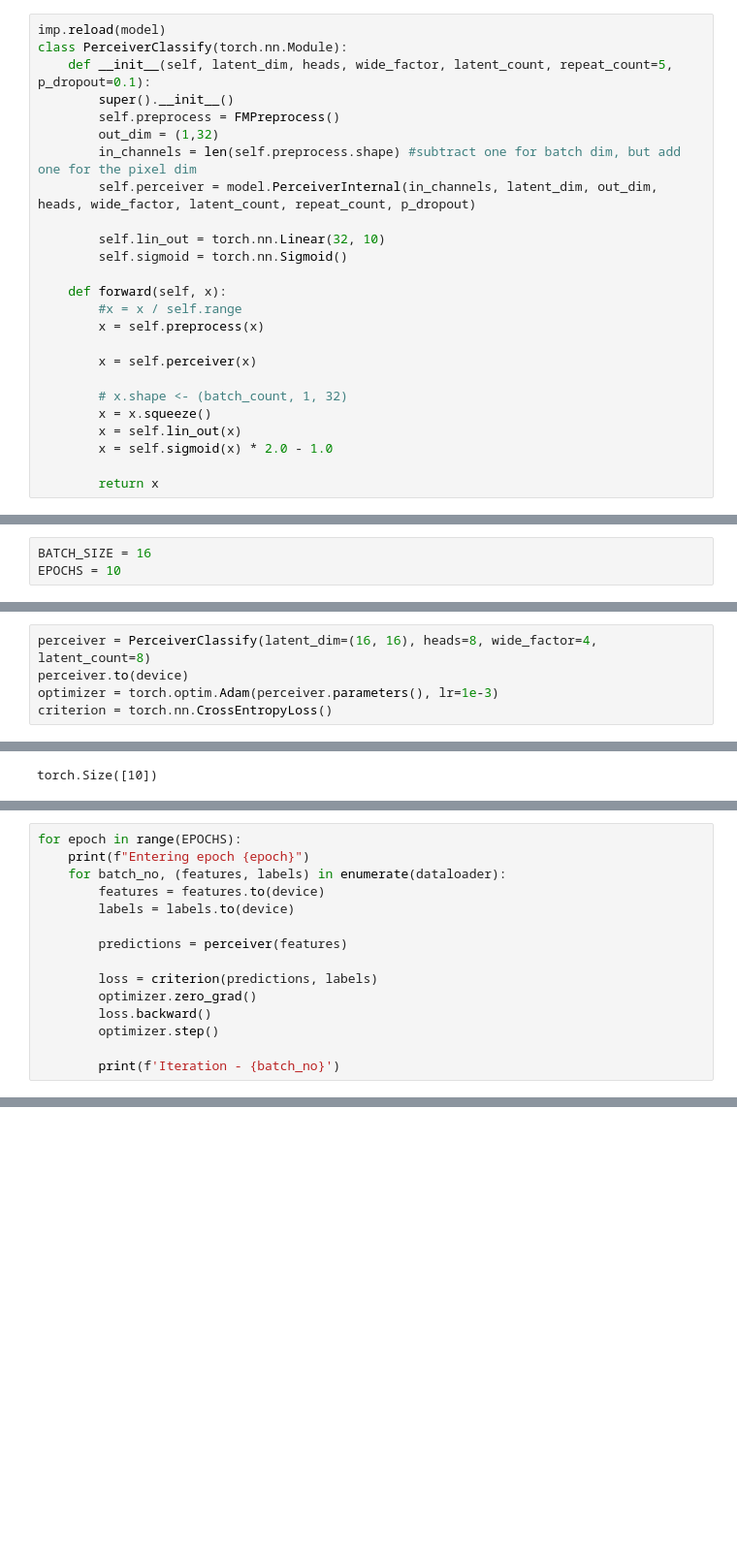
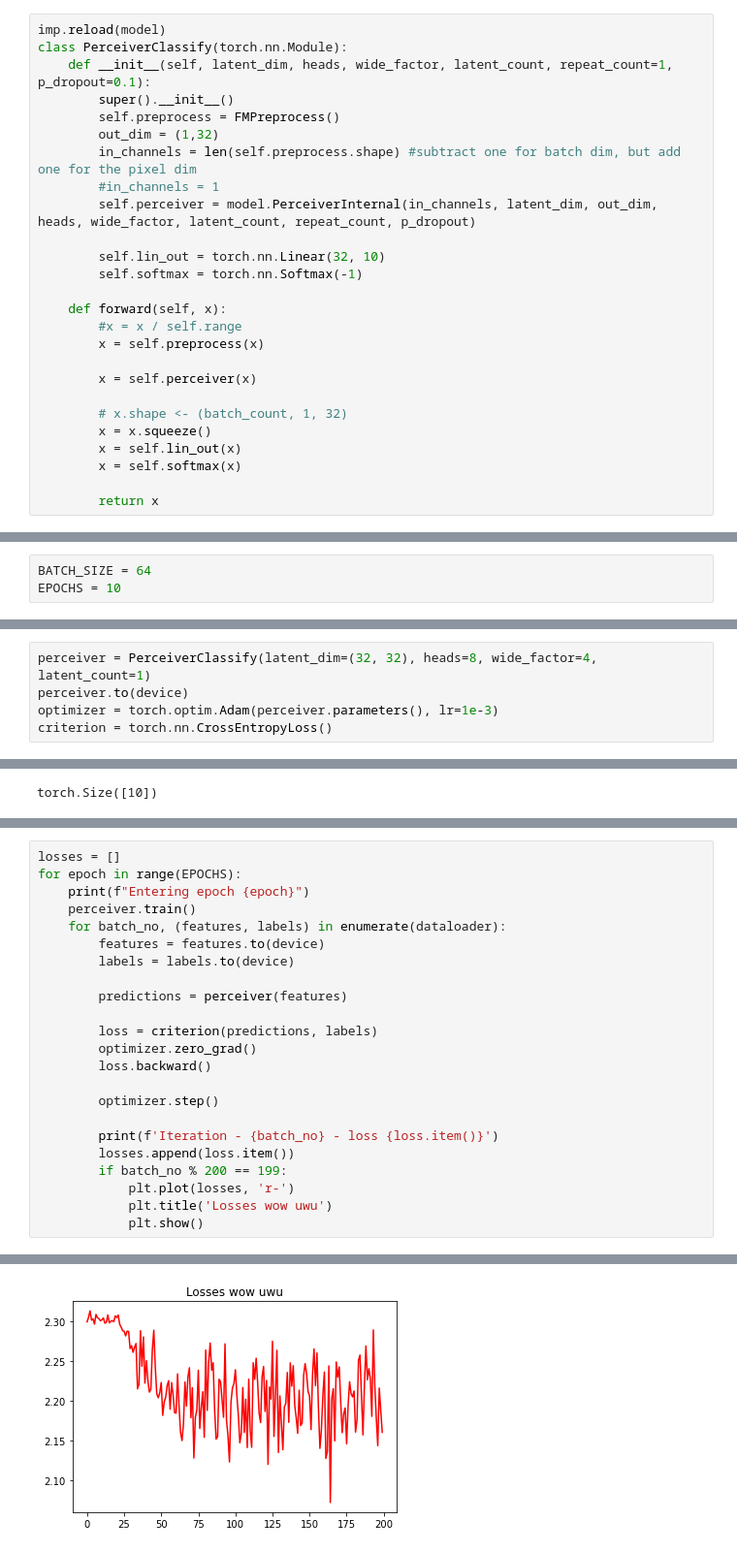
Before and after one commit to pmistry9597/Climate-Hack-2022, a Jupyter notebook: perceiver_classify.ipynb, the cells around one changed output, grey strips where cells are left out. Shown: that part at 97% size. Saved outputs shown, nothing was run; the diff lists cells and outputs as text; blank space fills up the shorter version.

```diff
--- a/perceiver_classify.ipynb
+++ b/perceiver_classify.ipynb
@@ -50,15 +51,16 @@ torch.Size([5, 784, 3])
 # %%
 imp.reload(model)
 class PerceiverClassify(torch.nn.Module):
-    def __init__(self, latent_dim, heads, wide_factor, latent_count, repeat_count=5, p_dropout=0.1):
+    def __init__(self, latent_dim, heads, wide_factor, latent_count, repeat_count=1, p_dropout=0.1):
         super().__init__()
         self.preprocess = FMPreprocess()
         out_dim = (1,32)
         in_channels = len(self.preprocess.shape) #subtract one for batch dim, but add one for the pixel dim
+        #in_channels = 1
         self.perceiver = model.PerceiverInternal(in_channels, latent_dim, out_dim, heads, wide_factor, latent_count, repeat_count, p_dropout)
 
         self.lin_out = torch.nn.Linear(32, 10)
-        self.sigmoid = torch.nn.Sigmoid()
+        self.softmax = torch.nn.Softmax(-1)
 
     def forward(self, x):
         #x = x / self.range
@@ -69,6 +71,6 @@ class PerceiverClassify(torch.nn.Module):
         # x.shape <- (batch_count, 1, 32)
         x = x.squeeze()
         x = self.lin_out(x)
-        x = self.sigmoid(x) * 2.0 - 1.0
+        x = self.softmax(x)
 
         return x
@@ -81,5 +99,5 @@ torch.Size([58, 10])
 # %%
-BATCH_SIZE = 16
+BATCH_SIZE = 64
 EPOCHS = 10
 # %%
 transforms = torchvision.transforms.Compose([torchvision.transforms.ToTensor()])
@@ -92,7 +110,7 @@ tensor(0.)
 # %%
 dataloader = DataLoader(dataset, num_workers=2, batch_size=BATCH_SIZE)
 # %%
-perceiver = PerceiverClassify(latent_dim=(16, 16), heads=8, wide_factor=4, latent_count=8)
+perceiver = PerceiverClassify(latent_dim=(32, 32), heads=8, wide_factor=4, latent_count=1)
 perceiver.to(device)
 optimizer = torch.optim.Adam(perceiver.parameters(), lr=1e-3)
 criterion = torch.nn.CrossEntropyLoss()
@@ -105,6 +142,8 @@ torch.Size([10])
 # %%
+losses = []
 for epoch in range(EPOCHS):
     print(f"Entering epoch {epoch}")
+    perceiver.train()
     for batch_no, (features, labels) in enumerate(dataloader):
         features = features.to(device)
         labels = labels.to(device)
@@ -114,8 +153,14 @@ for epoch in range(EPOCHS):
         loss = criterion(predictions, labels)
         optimizer.zero_grad()
         loss.backward()
+
         optimizer.step()
 
-        print(f'Iteration - {batch_no}')
+        print(f'Iteration - {batch_no} - loss {loss.item()}')
+        losses.append(loss.item())
+        if batch_no % 200 == 199:
+            plt.plot(losses, 'r-')
+            plt.title('Losses wow uwu')
+            plt.show()
 # %% [output]
 Entering epoch 0
@@ -137,0 +183 @@ Iteration - 1994
+[figure, added]
```
Also changed, not shown: parts of 10 cells of this notebook, 1 other file.
